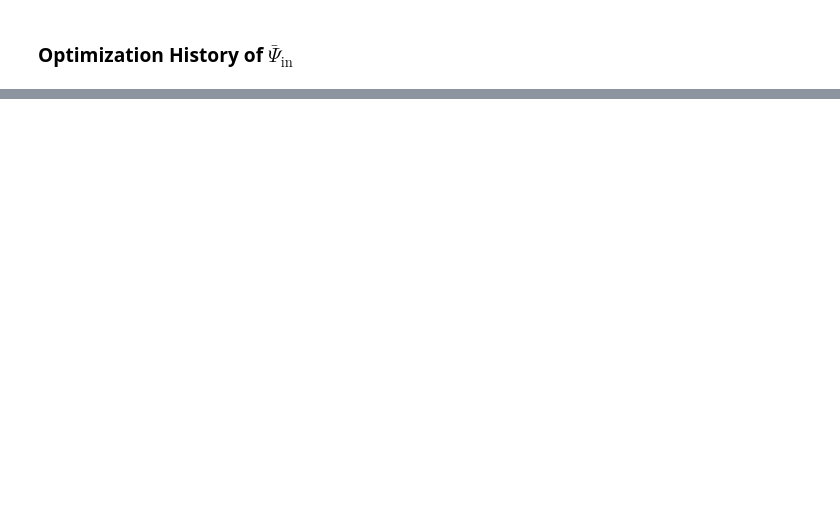
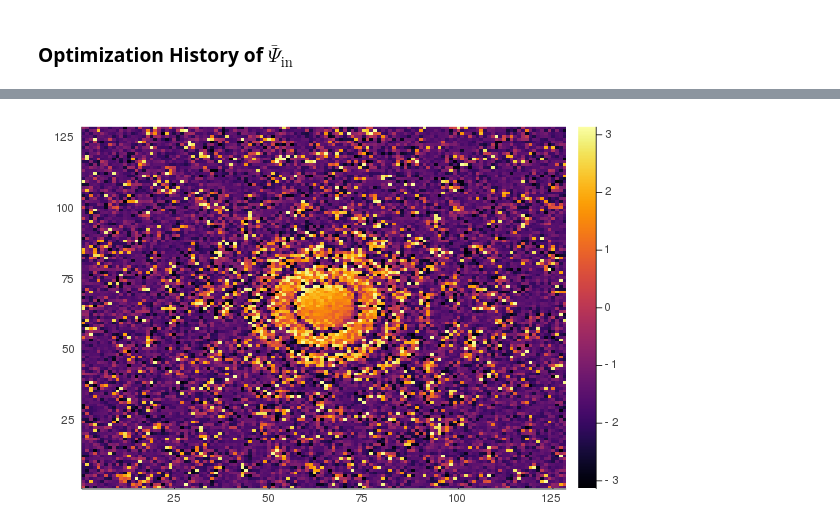
Before and after one commit to nlaanait/DiffPsi, a Jupyter notebook: DiffForwardMSA.ipynb, the cells around one changed output, grey strips where cells are left out. Cells and saved outputs as stored; diff of their text form; code cells hidden in the pictures; blank space fills up the shorter version.

```diff
--- a/DiffForwardMSA.ipynb
+++ b/DiffForwardMSA.ipynb
@@ -299 +311,5 @@ gif(anim, "diffProg_psi_in.gif", fps=5)
+# %%
+heatmap(angle.(grads.potential)[:,:,1])
+# %% [output]
+[figure, added]
 # %%
```
Also changed, not shown: parts of 18 cells of this notebook, 3 other files.
